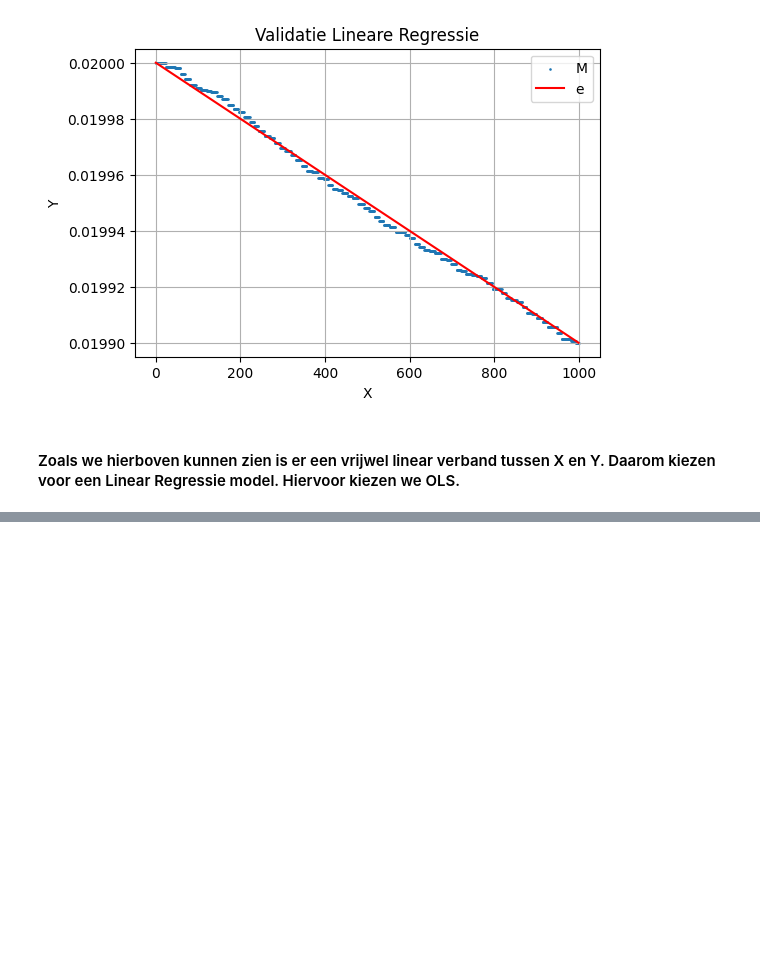
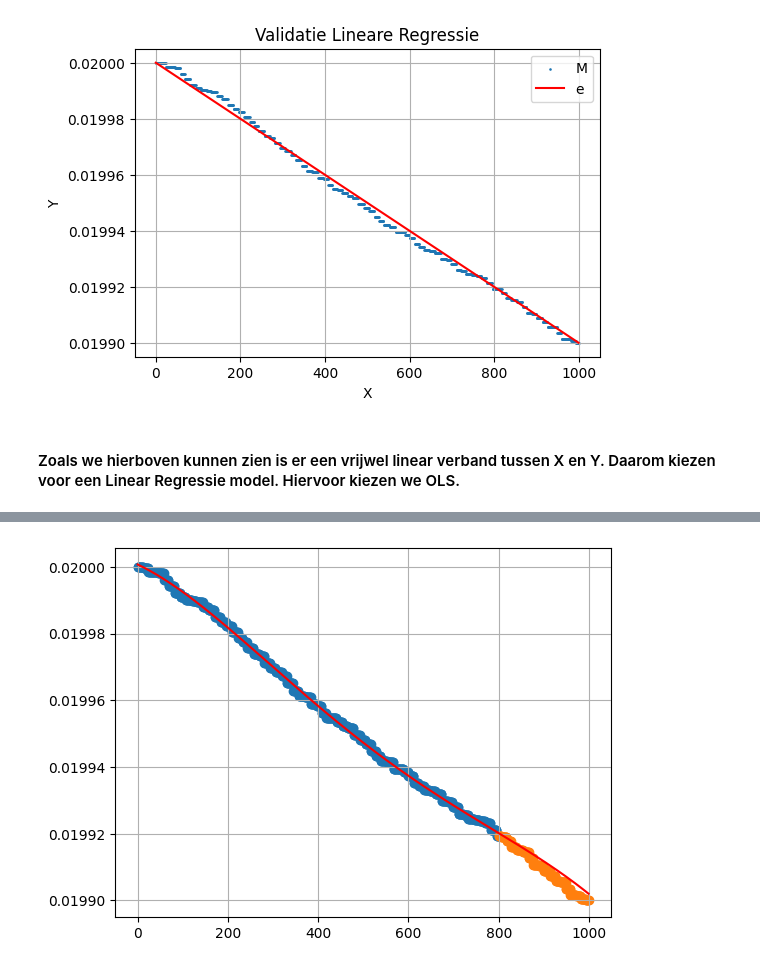
Before and after one commit to luukhfontys/Datascience-eindopdracht, a Jupyter notebook: DS Eindopdracht.ipynb, the cells around one changed output, grey strips where cells are left out. Saved outputs shown, nothing was run; the diff lists cells and outputs as text; code cells hidden in the pictures; blank space fills up the shorter version.

```diff
--- a/DS Eindopdracht.ipynb
+++ b/DS Eindopdracht.ipynb
@@ -311,3 +311,21 @@ OLS Regression Results
 Notes:
 [1] R² is computed without centering (uncentered) since the model does not contain a constant.
 [2] Standard Errors assume that the covariance matrix of the errors is correctly specified.
+# %%
+import statsmodels.api as sm
+x_train_sq = x_train**2
+x_train_3 = x_train**3
+x_train_4 = x_train**4
+X_train_df = pd.DataFrame(data={"x1": x_train, "x2":x_train_sq, "x3": x_train_3, "x4":x_train_4})
+X_train_df = sm.add_constant(X_train_df)
+model  = sm.OLS(y_train, X_train_df).fit()
+
+b0,b1,b2,b3,b4 = model.params
+line = b0 + b1*x + b2*x**2 + b3*x**3 + b4*x**4
+# %%
+plt.scatter(x_train, y_train)
+plt.scatter(x_test, y_test)
+plt.plot(line, color='r')
+plt.grid()
+# %% [output]
+[figure, added]
```
Also changed, not shown: parts of 2 cells of this notebook.
